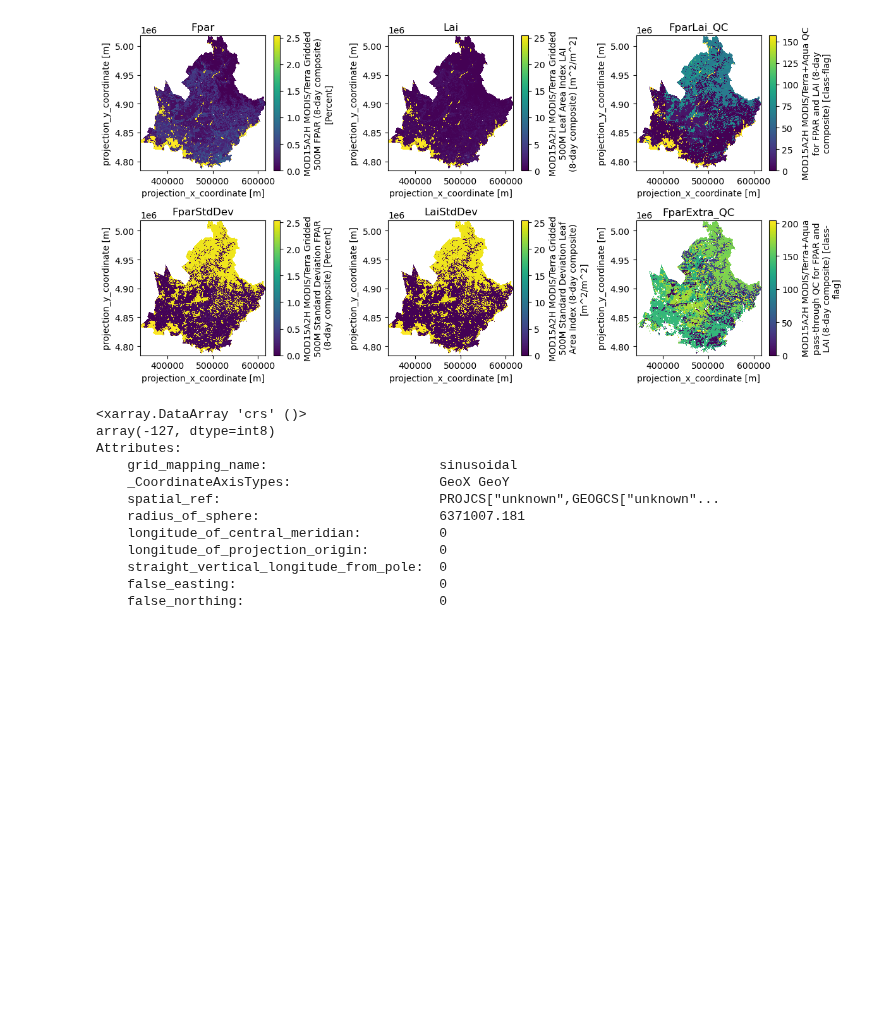
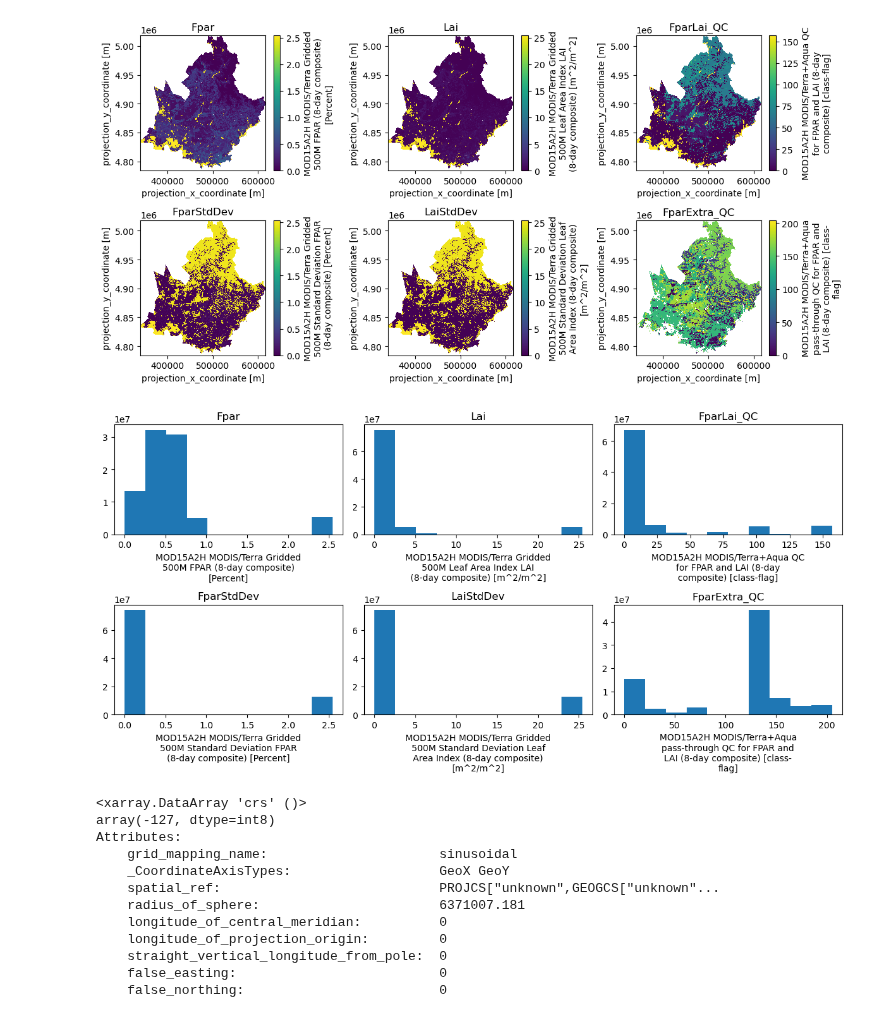
Before and after one commit to Sliders122/wildfire, a Jupyter notebook: src/Inspect_raw_data.ipynb, the cells around one changed output. Saved outputs shown, nothing was run; the diff lists cells and outputs as text; code cells hidden in the pictures; blank space fills up the shorter version.

Commit message:
plot LAI  distrib

```diff
--- a/src/Inspect_raw_data.ipynb
+++ b/src/Inspect_raw_data.ipynb
@@ -174,6 +174,39 @@ plt.savefig("LAI_plot.png")
 plt.show()
 # %% [output]
 [figure]
+# %%
+#PLot distribution of the variables
+plt.rcParams["figure.figsize"] = [12, 6]
+plt.rcParams["figure.autolayout"] = True
+
+plt.subplot(2,3,1)
+lai['Fpar_500m'].plot()
+plt.title("Fpar")
+
+plt.subplot(2,3,2)
+lai['Lai_500m'].plot()
+plt.title("Lai")
+
+plt.subplot(2,3,4)
+lai['FparStdDev_500m'].plot()
+plt.title("FparStdDev")
+
+plt.subplot(2,3,5)
+lai['LaiStdDev_500m'].plot()
+plt.title("LaiStdDev")
+
+plt.subplot(2,3,3)
+lai['FparLai_QC'].plot()
+plt.title("FparLai_QC")
+
+plt.subplot(2,3,6)
+lai['FparExtra_QC'].plot()
+plt.title("FparExtra_QC")
+
+plt.savefig("LAI_distrib.png")
+plt.show()
+# %% [output]
+[figure, added]
 # %%
 # Check the coordinate system of the data
 print(ds.crs)
```
